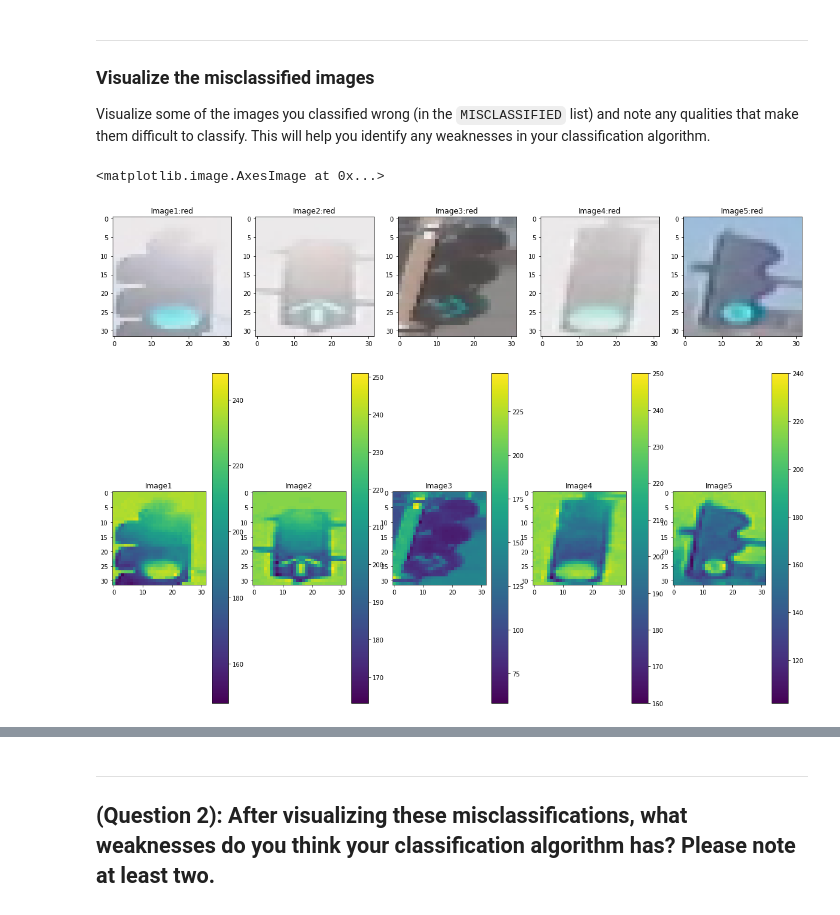
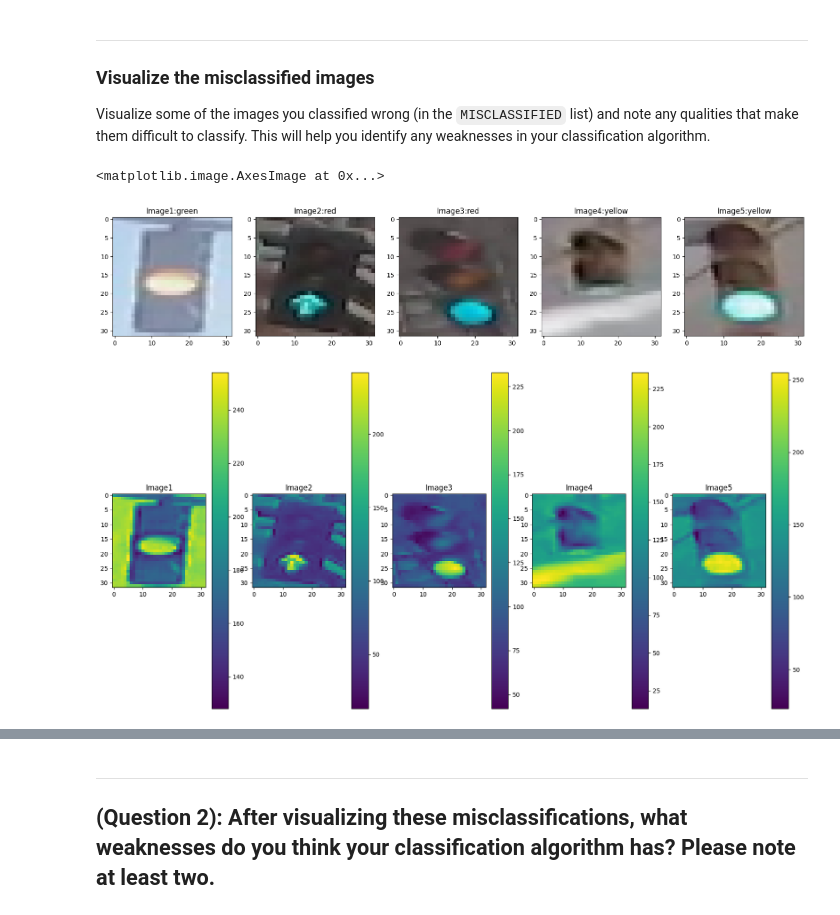
Before and after one commit to kenta1105/code, a Jupyter notebook: インターン/Traffic_Light_Classifier (1).ipynb, the cells around one changed output, grey strips where cells are left out. Saved outputs shown, nothing was run; the diff lists cells and outputs as text; code cells hidden in the pictures.

```diff
--- a/インターン/Traffic_Light_Classifier (1).ipynb
+++ b/インターン/Traffic_Light_Classifier (1).ipynb
@@ -386,11 +853,21 @@ def estimate_label(rgb_image):
 
     ## TODO: Extract feature(s) from the RGB image and use those features to
     ## classify the image and output a one-hot encoded label
-    feature = create_feature(rgb_image)
+    feature = create_feature4(rgb_image)
 
     predicted_label = [0, 0, 0]
-    max_index = np.argmax(feature)
-    predicted_label[max_index] = 1
+
+    if feature[0] != 0 and feature[1] == 0:
+        predicted_label[0] = 1
+    elif feature[0] == 0 and feature[1] != 0:
+        predicted_label[1] = 1
+    elif feature[0] != 0 and feature[1] != 0:
+        if feature[0] > feature[1]:
+            predicted_label[0] = 1
+        else:
+            predicted_label[1] = 1
+    else:
+        predicted_label[2] = 1
 
     return predicted_label
 # %% [markdown]
@@ -473,37 +965,39 @@ Visualize some of the images you classified wrong (in the `MISCLASSIFIED` list)
 # %%
 # Visualize misclassified example(s)
 ## TODO: Display an image in the `MISCLASSIFIED` list
 ## TODO: Print out its predicted label - to see what the image *was* incorrectly classified as
+
+n= 5
 label_name = ["red", "yellow", "green"]
 f, (ax1, ax2, ax3, ax4, ax5) = plt.subplots(1, 5, figsize=(20,10))
-label = label_name[np.argmax(MISCLASSIFIED[0][1])]
+label = label_name[np.argmax(MISCLASSIFIED[n][1])]
 ax1.set_title("Image1:{}".format(label))
-ax1.imshow(MISCLASSIFIED[0][0])
+ax1.imshow(MISCLASSIFIED[n][0])
 
-label = label_name[np.argmax(MISCLASSIFIED[1][1])]
+label = label_name[np.argmax(MISCLASSIFIED[n+1][1])]
 ax2.set_title("Image2:{}".format(label))
-ax2.imshow(MISCLASSIFIED[1][0])
+ax2.imshow(MISCLASSIFIED[n+1][0])
 
-label = label_name[np.argmax(MISCLASSIFIED[2][1])]
+label = label_name[np.argmax(MISCLASSIFIED[n+2][1])]
 ax3.set_title("Image3:{}".format(label))
-ax3.imshow(MISCLASSIFIED[2][0])
+ax3.imshow(MISCLASSIFIED[n+2][0])
 
-label = label_name[np.argmax(MISCLASSIFIED[3][1])]
+label = label_name[np.argmax(MISCLASSIFIED[n+3][1])]
 ax4.set_title("Image4:{}".format(label))
-ax4.imshow(MISCLASSIFIED[3][0])
+ax4.imshow(MISCLASSIFIED[n+3][0])
 
-label = label_name[np.argmax(MISCLASSIFIED[4][1])]
+label = label_name[np.argmax(MISCLASSIFIED[n+4][1])]
 ax5.set_title("Image5:{}".format(label))
-ax5.imshow(MISCLASSIFIED[4][0])
+ax5.imshow(MISCLASSIFIED[n+4][0])
 # %% [output]
 <matplotlib.image.AxesImage at 0x...>
-[figure, old version]
+[figure, new version]
 # %%
-image1_hsv = cv2.cvtColor(MISCLASSIFIED[0][0], cv2.COLOR_RGB2HSV)
-image2_hsv = cv2.cvtColor(MISCLASSIFIED[1][0], cv2.COLOR_RGB2HSV)
-image3_hsv = cv2.cvtColor(MISCLASSIFIED[2][0], cv2.COLOR_RGB2HSV)
-image4_hsv = cv2.cvtColor(MISCLASSIFIED[3][0], cv2.COLOR_RGB2HSV)
-image5_hsv = cv2.cvtColor(MISCLASSIFIED[4][0], cv2.COLOR_RGB2HSV)
+image1_hsv = cv2.cvtColor(MISCLASSIFIED[5][0], cv2.COLOR_RGB2HSV)
+image2_hsv = cv2.cvtColor(MISCLASSIFIED[6][0], cv2.COLOR_RGB2HSV)
+image3_hsv = cv2.cvtColor(MISCLASSIFIED[7][0], cv2.COLOR_RGB2HSV)
+image4_hsv = cv2.cvtColor(MISCLASSIFIED[8][0], cv2.COLOR_RGB2HSV)
+image5_hsv = cv2.cvtColor(MISCLASSIFIED[9][0], cv2.COLOR_RGB2HSV)
 
 f, (ax1, ax2, ax3, ax4, ax5) = plt.subplots(1, 5, figsize=(20,10))
 ax1.set_title('Image1')
@@ -528,4 +1022,4 @@ cbar5  = f.colorbar(image5, ax=ax5)
 
 plt.show()
 # %% [output]
-[figure, old version]
+[figure, new version]
```
Also changed, not shown: parts of 18 cells of this notebook, 6 other files.
